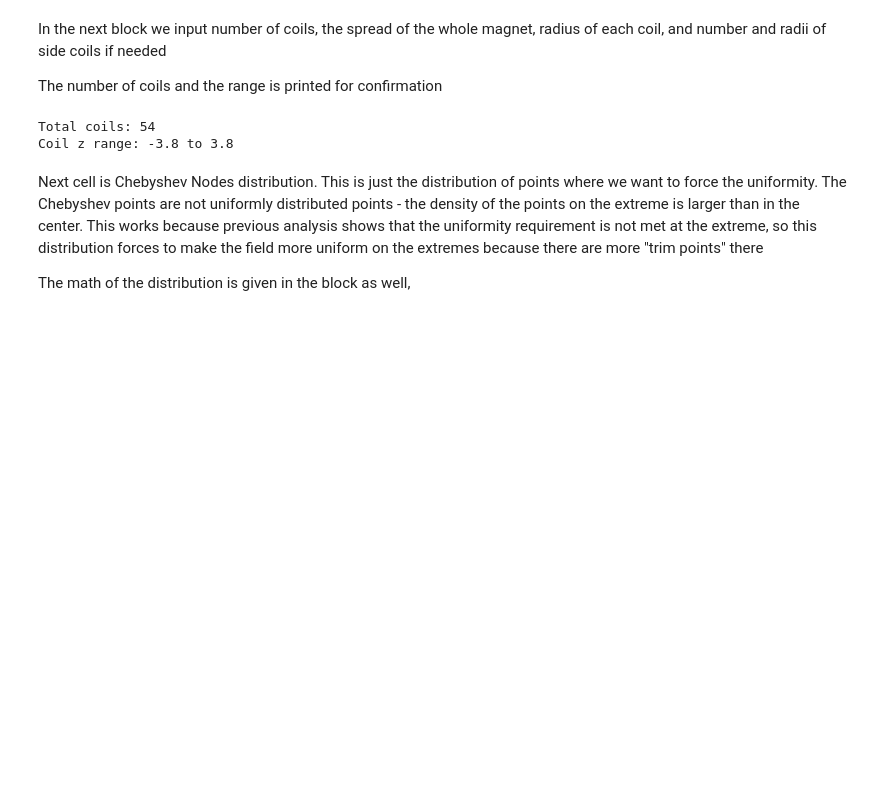
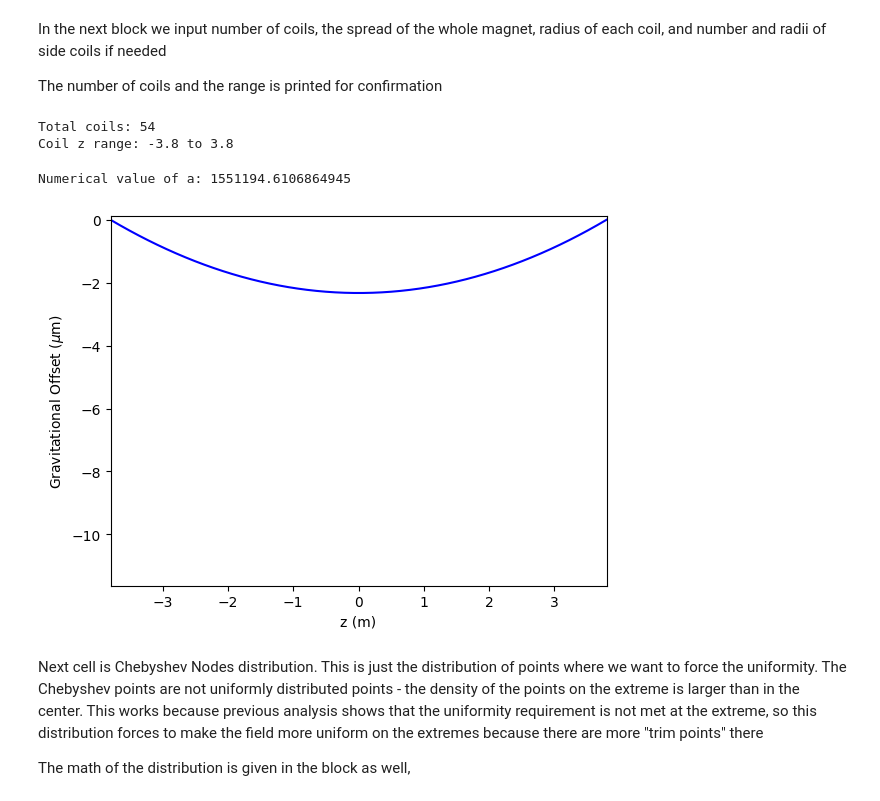
Before and after one commit to jseguine/Project8_bfield, a Jupyter notebook: interactiveChebyGood.ipynb, the cells around one changed output. Saved outputs shown, nothing was run; the diff lists cells and outputs as text; code cells hidden in the pictures; blank space fills up the shorter version.

```diff
--- a/interactiveChebyGood.ipynb
+++ b/interactiveChebyGood.ipynb
@@ -41,6 +41,49 @@ print("Coil z range:", z_coils[0], "to", z_coils[-1])
 # %% [output]
 Total coils: 54
 Coil z range: -3.8 to 3.8
+# %%
+from numpy.typing import NDArray
+from scipy.optimize import root_scalar
+def make_offset(z: NDArray, l_scale: float, d: float) -> NDArray:
+    """ Computes the catenary curve of length l_scale*d where d is the displacement when the ends are at equal heights. """
+    if l_scale <= 1:
+        raise ValueError("Length of material must be larger than displacement.")
+    y_disp = np.zeros_like(z)
+
+    a0 = 0.9
+    x0 = d/(2*a0)
+
+
+    def l_resid(x: float):
+        return l_scale - np.sinh(x)/x
+    # def false_pos_method(l: float, d: float, a1: float, a2: float):
+    #     f1 = l_resid(l, d, a1)
+    #     f2 = l_resid(l, d, a2)
+    #     a3 = (f1*a2 - f2*a1)/(f1*f2)
+    #     f3 = l_resid(l, d, a3)
+    #     print(f"{a1}, {a2} yield {a3}")
+    #     print(f"Residuals: {f1}, {f2} and {f3}")
+    #     return
+    # false_pos_method(l, d, a1, a2)
+    sol = root_scalar(l_resid, method = 'secant', x0 = x0, rtol = 1e-10)
+    x = sol.root
+    a = d/(2*x)
+    print(f"Numerical value of a: {a}")
+    y_disp = a*(np.sinh((z + d/2)/(2*a))*np.sinh((z - d/2)/(2*a)))
+
+
+    return y_disp
+
+offset = make_offset(z_main, 1 + 1e-12, 2*max(z_main))
+plt.plot(z_main, 1e6*offset, color = "b")
+plt.ylim((5*min(offset)*1e6, abs(min(offset))/20*1e6))
+plt.xlim((min(z_main), max(z_main)))
+plt.xlabel("z (m)")
+plt.ylabel(fr"Gravitational Offset ($\mu$m)")
+plt.show()
+# %% [output]
+Numerical value of a: 1551194.6106864945
+[figure, added]
 # %% [markdown]
 Next cell is Chebyshev Nodes distribution. This is just the distribution of points where we want to force the uniformity. The Chebyshev points are not uniformly distributed points - the density of the points on the extreme is larger than in the center. This works because previous analysis shows that the uniformity requirement is not met at the extreme, so this distribution forces to make the field more uniform on the extremes because there are more "trim points" there
 
```
Also changed, not shown: parts of 8 cells of this notebook.
